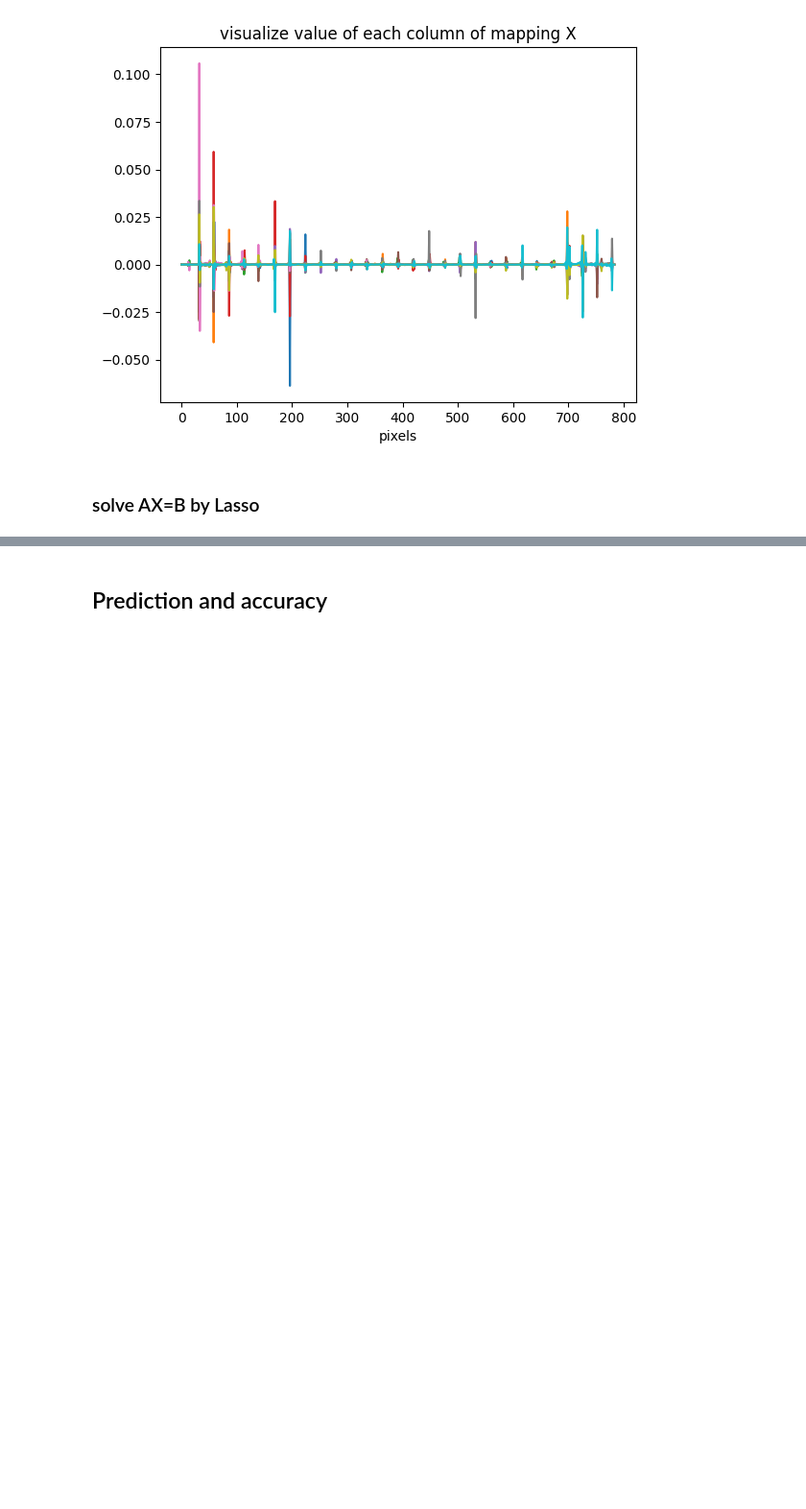
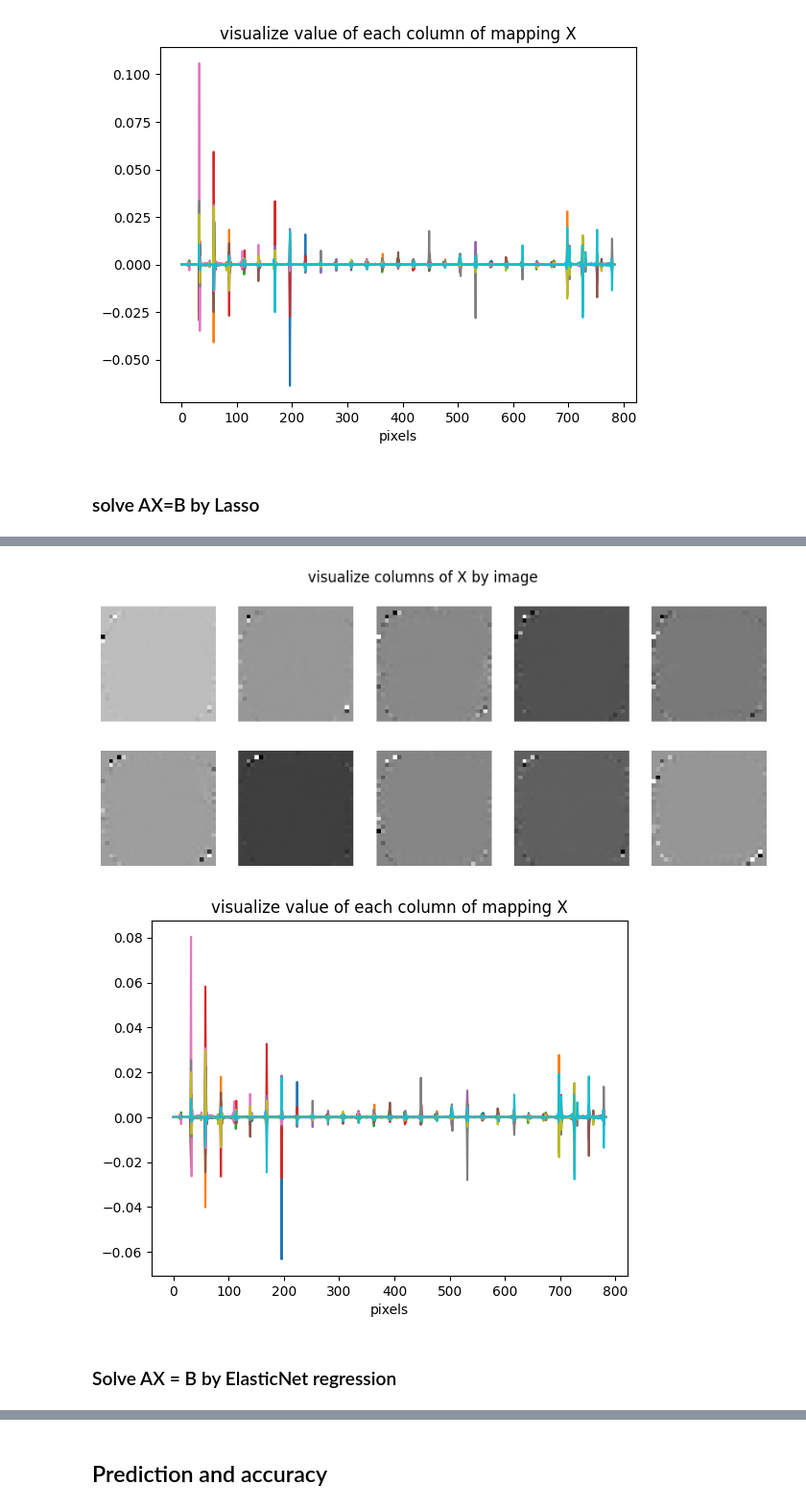
Before and after one commit to zhaoheng001/Heng_Zhao_Homework_Data_Driven, a Jupyter notebook: hw4_4.ipynb, the cells around one changed output, grey strips where cells are left out. Shown at 96% size. Cells and saved outputs as stored; diff of their text form; code cells hidden in the pictures; blank space fills up the shorter version.

```diff
--- a/hw4_4.ipynb
+++ b/hw4_4.ipynb
@@ -123,0 +126,32 @@ plt.show()
+# %%
+#solve AX = B by Lasso
+from sklearn import linear_model
+X_Ridge = np.zeros((784,10))
+for k in range(10):
+    Ridge = linear_model.Ridge(alpha=1.0,fit_intercept=False).fit(A,B[:,k])
+    X_Ridge[:,k] = Ridge.coef_
+
+#solve AX = B using matrix computation
+#X_Lasso = linear_model.Lasso(alpha=1.0).fit(A,B).coef_
+#X_Lasso = np.transpose(X_Lasso)
+# %%
+#plot each column of X as 28*28 images
+plt.figure(figsize=(10,4))
+for i in range(10):
+    plt.subplot(2,5,i+1)
+    plt.imshow(np.reshape(X_Ridge[:,i],(28,28)), cmap=plt.get_cmap('gray'))
+    plt.axis('off')
+plt.suptitle('visualize columns of X by image')
+plt.show()
+
+#plot each column of mapping matrix X
+for j in range(10):
+    plt.plot(X_Ridge[:,j])
+    plt.xlabel('pixels')
+plt.title('visualize value of each column of mapping X')
+plt.show()
+# %% [output]
+[figure, added]
+[figure, added]
+# %% [markdown]
+### Solve AX = B by ElasticNet regression
```
Also changed, not shown: parts of 14 cells of this notebook.
